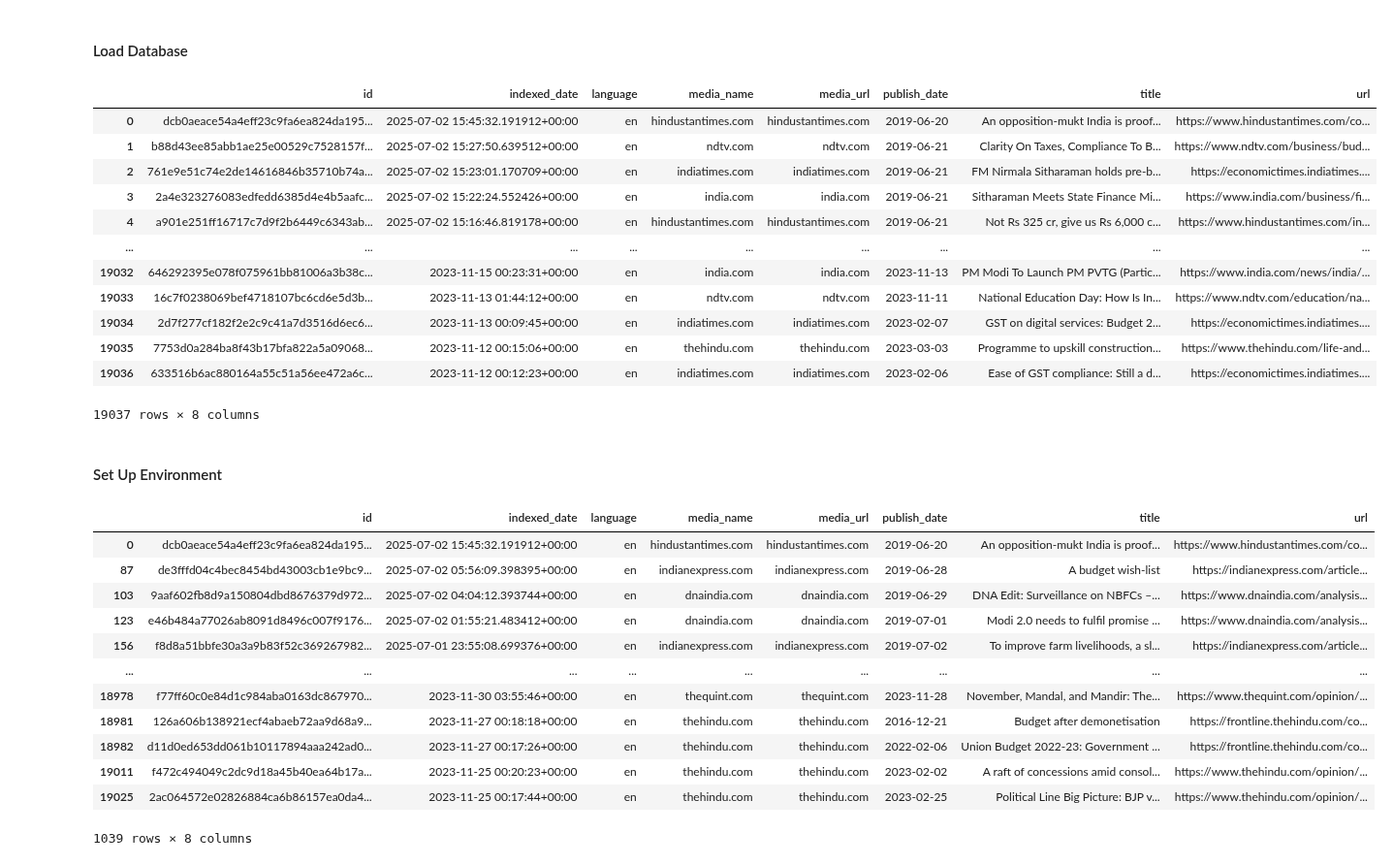
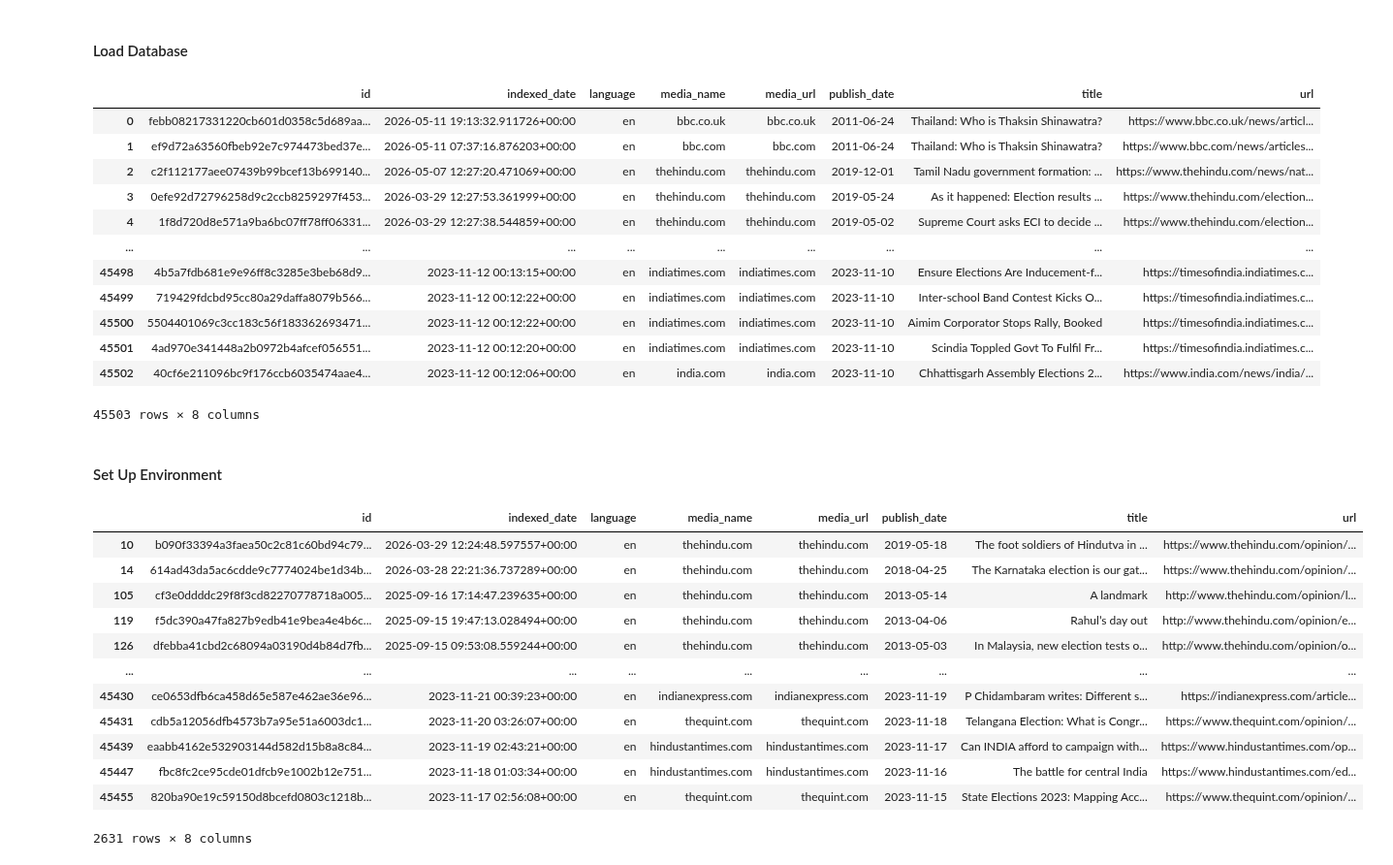
Before and after one commit to Rupository/IndiaMediaLens-Capture, a Jupyter notebook: Story Extraction/Opinion Pieces/ExtractOpinions.ipynb, the cells around one changed output. Shown at 97% size. Saved outputs shown, nothing was run; the diff lists cells and outputs as text; code cells hidden in the pictures.

```diff
--- a/Story Extraction/Opinion Pieces/ExtractOpinions.ipynb
+++ b/Story Extraction/Opinion Pieces/ExtractOpinions.ipynb
@@ -9,24 +9,24 @@ event =  'budget'
 # %%
-df = pd.read_csv(f'../{event}.csv')
+df = pd.read_csv(f'../{event}_reingest.csv')
 
 df = df.drop(columns=['Unnamed: 0'])
 # missed removing index column while making the CSVs, sorry!
 
 df
 # %% [output]
 |  | id | indexed_date | language | media_name | media_url | publish_date | title | url |
-| 0 | dcb0aeace54a4eff23c9fa6ea824da195... | 2025-07-02 15:45:32.191912+00:00 | en | hindustantimes.com | hindustantimes.com | 2019-06-20 | An opposition-mukt India is proof... | https://www.hindustantimes.com/co... |
-| 1 | b88d43ee85abb1ae25e00529c7528157f... | 2025-07-02 15:27:50.639512+00:00 | en | ndtv.com | ndtv.com | 2019-06-21 | Clarity On Taxes, Compliance To B... | https://www.ndtv.com/business/bud... |
-| 2 | 761e9e51c74e2de14616846b35710b74a... | 2025-07-02 15:23:01.170709+00:00 | en | indiatimes.com | indiatimes.com | 2019-06-21 | FM Nirmala Sitharaman holds pre-b... | https://economictimes.indiatimes.... |
-| 3 | 2a4e323276083edfedd6385d4e4b5aafc... | 2025-07-02 15:22:24.552426+00:00 | en | india.com | india.com | 2019-06-21 | Sitharaman Meets State Finance Mi... | https://www.india.com/business/fi... |
-| 4 | a901e251ff16717c7d9f2b6449c6343ab... | 2025-07-02 15:16:46.819178+00:00 | en | hindustantimes.com | hindustantimes.com | 2019-06-21 | Not Rs 325 cr, give us Rs 6,000 c... | https://www.hindustantimes.com/in... |
+| 0 | febb08217331220cb601d0358c5d689aa... | 2026-05-11 19:13:32.911726+00:00 | en | bbc.co.uk | bbc.co.uk | 2011-06-24 | Thailand: Who is Thaksin Shinawatra? | https://www.bbc.co.uk/news/articl... |
+| 1 | ef9d72a63560fbeb92e7c974473bed37e... | 2026-05-11 07:37:16.876203+00:00 | en | bbc.com | bbc.com | 2011-06-24 | Thailand: Who is Thaksin Shinawatra? | https://www.bbc.com/news/articles... |
+| 2 | c2f112177aee07439b99bcef13b699140... | 2026-05-07 12:27:20.471069+00:00 | en | thehindu.com | thehindu.com | 2019-12-01 | Tamil Nadu government formation: ... | https://www.thehindu.com/news/nat... |
+| 3 | 0efe92d72796258d9c2ccb8259297f453... | 2026-03-29 12:27:53.361999+00:00 | en | thehindu.com | thehindu.com | 2019-05-24 | As it happened: Election results ... | https://www.thehindu.com/election... |
+| 4 | 1f8d720d8e571a9ba6bc07ff78ff06331... | 2026-03-29 12:27:38.544859+00:00 | en | thehindu.com | thehindu.com | 2019-05-02 | Supreme Court asks ECI to decide ... | https://www.thehindu.com/election... |
 | ... | ... | ... | ... | ... | ... | ... | ... | ... |
-| 19032 | 646292395e078f075961bb81006a3b38c... | 2023-11-15 00:23:31+00:00 | en | india.com | india.com | 2023-11-13 | PM Modi To Launch PM PVTG (Partic... | https://www.india.com/news/india/... |
-| 19033 | 16c7f0238069bef4718107bc6cd6e5d3b... | 2023-11-13 01:44:12+00:00 | en | ndtv.com | ndtv.com | 2023-11-11 | National Education Day: How Is In... | https://www.ndtv.com/education/na... |
-| 19034 | 2d7f277cf182f2e2c9c41a7d3516d6ec6... | 2023-11-13 00:09:45+00:00 | en | indiatimes.com | indiatimes.com | 2023-02-07 | GST on digital services: Budget 2... | https://economictimes.indiatimes.... |
-| 19035 | 7753d0a284ba8f43b17bfa822a5a09068... | 2023-11-12 00:15:06+00:00 | en | thehindu.com | thehindu.com | 2023-03-03 | Programme to upskill construction... | https://www.thehindu.com/life-and... |
-| 19036 | 633516b6ac880164a55c51a56ee472a6c... | 2023-11-12 00:12:23+00:00 | en | indiatimes.com | indiatimes.com | 2023-02-06 | Ease of GST compliance: Still a d... | https://economictimes.indiatimes.... |
+| 45498 | 4b5a7fdb681e9e96ff8c3285e3beb68d9... | 2023-11-12 00:13:15+00:00 | en | indiatimes.com | indiatimes.com | 2023-11-10 | Ensure Elections Are Inducement-f... | https://timesofindia.indiatimes.c... |
+| 45499 | 719429fdcbd95cc80a29daffa8079b566... | 2023-11-12 00:12:22+00:00 | en | indiatimes.com | indiatimes.com | 2023-11-10 | Inter-school Band Contest Kicks O... | https://timesofindia.indiatimes.c... |
+| 45500 | 5504401069c3cc183c56f183362693471... | 2023-11-12 00:12:22+00:00 | en | indiatimes.com | indiatimes.com | 2023-11-10 | Aimim Corporator Stops Rally, Booked | https://timesofindia.indiatimes.c... |
+| 45501 | 4ad970e341448a2b0972b4afcef056551... | 2023-11-12 00:12:20+00:00 | en | indiatimes.com | indiatimes.com | 2023-11-10 | Scindia Toppled Govt To Fulfil Fr... | https://timesofindia.indiatimes.c... |
+| 45502 | 40cf6e211096bc9f176ccb6035474aae4... | 2023-11-12 00:12:06+00:00 | en | india.com | india.com | 2023-11-10 | Chhattisgarh Assembly Elections 2... | https://www.india.com/news/india/... |
-19037 rows × 8 columns
+45503 rows × 8 columns
 # %% [markdown]
 #### Set Up Environment
 # %%
@@ -41,16 +41,16 @@ df_opinions = df[df['title'].apply(check_presence) | df['url'].apply(check_prese
 df_opinions
 # %% [output]
 |  | id | indexed_date | language | media_name | media_url | publish_date | title | url |
-| 0 | dcb0aeace54a4eff23c9fa6ea824da195... | 2025-07-02 15:45:32.191912+00:00 | en | hindustantimes.com | hindustantimes.com | 2019-06-20 | An opposition-mukt India is proof... | https://www.hindustantimes.com/co... |
-| 87 | de3fffd04c4bec8454bd43003cb1e9bc9... | 2025-07-02 05:56:09.398395+00:00 | en | indianexpress.com | indianexpress.com | 2019-06-28 | A budget wish-list | https://indianexpress.com/article... |
-| 103 | 9aaf602fb8d9a150804dbd8676379d972... | 2025-07-02 04:04:12.393744+00:00 | en | dnaindia.com | dnaindia.com | 2019-06-29 | DNA Edit: Surveillance on NBFCs –... | https://www.dnaindia.com/analysis... |
-| 123 | e46b484a77026ab8091d8496c007f9176... | 2025-07-02 01:55:21.483412+00:00 | en | dnaindia.com | dnaindia.com | 2019-07-01 | Modi 2.0 needs to fulfil promise ... | https://www.dnaindia.com/analysis... |
-| 156 | f8d8a51bbfe30a3a9b83f52c369267982... | 2025-07-01 23:55:08.699376+00:00 | en | indianexpress.com | indianexpress.com | 2019-07-02 | To improve farm livelihoods, a sl... | https://indianexpress.com/article... |
+| 10 | b090f33394a3faea50c2c81c60bd94c79... | 2026-03-29 12:24:48.597557+00:00 | en | thehindu.com | thehindu.com | 2019-05-18 | The foot soldiers of Hindutva in ... | https://www.thehindu.com/opinion/... |
+| 14 | 614ad43da5ac6cdde9c7774024be1d34b... | 2026-03-28 22:21:36.737289+00:00 | en | thehindu.com | thehindu.com | 2018-04-25 | The Karnataka election is our gat... | https://www.thehindu.com/opinion/... |
+| 105 | cf3e0ddddc29f8f3cd82270778718a005... | 2025-09-16 17:14:47.239635+00:00 | en | thehindu.com | thehindu.com | 2013-05-14 | A landmark | http://www.thehindu.com/opinion/l... |
+| 119 | f5dc390a47fa827b9edb41e9bea4e4b6c... | 2025-09-15 19:47:13.028494+00:00 | en | thehindu.com | thehindu.com | 2013-04-06 | Rahul’s day out | http://www.thehindu.com/opinion/e... |
+| 126 | dfebba41cbd2c68094a03190d4b84d7fb... | 2025-09-15 09:53:08.559244+00:00 | en | thehindu.com | thehindu.com | 2013-05-03 | In Malaysia, new election tests o... | http://www.thehindu.com/opinion/o... |
 | ... | ... | ... | ... | ... | ... | ... | ... | ... |
-| 18978 | f77ff60c0e84d1c984aba0163dc867970... | 2023-11-30 03:55:46+00:00 | en | thequint.com | thequint.com | 2023-11-28 | November, Mandal, and Mandir: The... | https://www.thequint.com/opinion/... |
-| 18981 | 126a606b138921ecf4abaeb72aa9d68a9... | 2023-11-27 00:18:18+00:00 | en | thehindu.com | thehindu.com | 2016-12-21 | Budget after demonetisation | https://frontline.thehindu.com/co... |
-| 18982 | d11d0ed653dd061b10117894aaa242ad0... | 2023-11-27 00:17:26+00:00 | en | thehindu.com | thehindu.com | 2022-02-06 | Union Budget 2022-23: Government ... | https://frontline.thehindu.com/co... |
-| 19011 | f472c494049c2dc9d18a45b40ea64b17a... | 2023-11-25 00:20:23+00:00 | en | thehindu.com | thehindu.com | 2023-02-02 | A raft of concessions amid consol... | https://www.thehindu.com/opinion/... |
-| 19025 | 2ac064572e02826884ca6b86157ea0da4... | 2023-11-25 00:17:44+00:00 | en | thehindu.com | thehindu.com | 2023-02-25 | Political Line Big Picture: BJP v... | https://www.thehindu.com/opinion/... |
+| 45430 | ce0653dfb6ca458d65e587e462ae36e96... | 2023-11-21 00:39:23+00:00 | en | indianexpress.com | indianexpress.com | 2023-11-19 | P Chidambaram writes: Different s... | https://indianexpress.com/article... |
+| 45431 | cdb5a12056dfb4573b7a95e51a6003dc1... | 2023-11-20 03:26:07+00:00 | en | thequint.com | thequint.com | 2023-11-18 | Telangana Election: What is Congr... | https://www.thequint.com/opinion/... |
+| 45439 | eaabb4162e532903144d582d15b8a8c84... | 2023-11-19 02:43:21+00:00 | en | hindustantimes.com | hindustantimes.com | 2023-11-17 | Can INDIA afford to campaign with... | https://www.hindustantimes.com/op... |
+| 45447 | fbc8fc2ce95cde01dfcb9e1002b12e751... | 2023-11-18 01:03:34+00:00 | en | hindustantimes.com | hindustantimes.com | 2023-11-16 | The battle for central India | https://www.hindustantimes.com/ed... |
+| 45455 | 820ba90e19c59150d8bcefd0803c1218b... | 2023-11-17 02:56:08+00:00 | en | thequint.com | thequint.com | 2023-11-15 | State Elections 2023: Mapping Acc... | https://www.thequint.com/opinion/... |
-1039 rows × 8 columns
+2631 rows × 8 columns
 # %%
```
Also changed, not shown: parts of 2 cells of this notebook, 4 other files.
